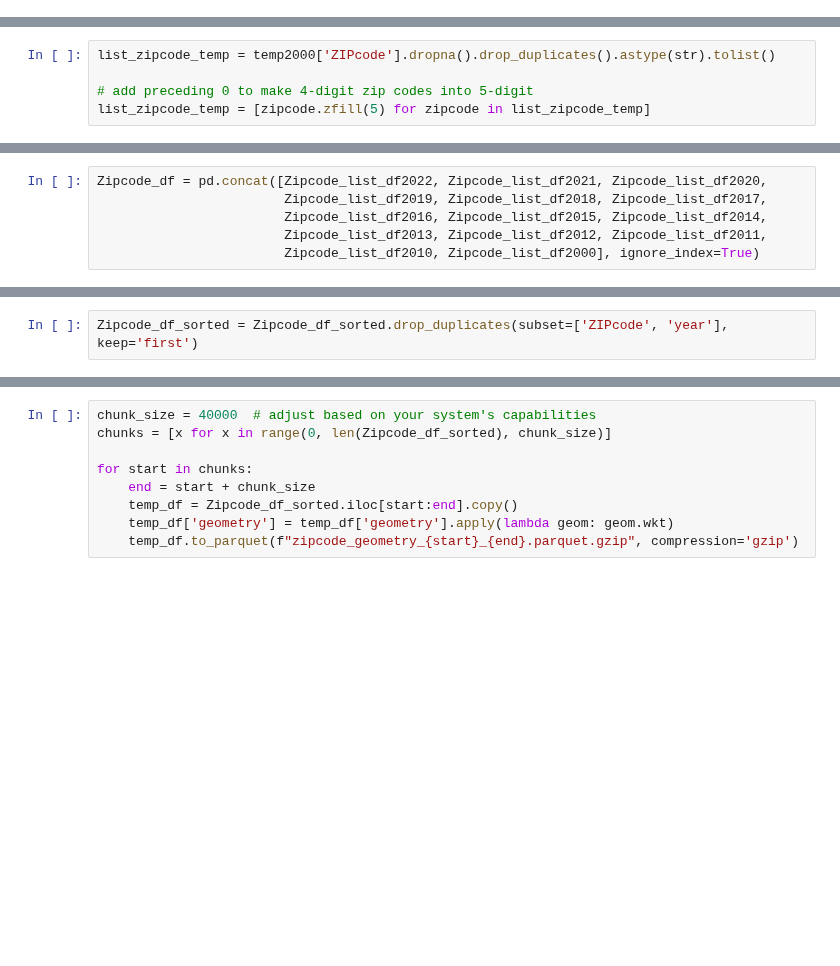
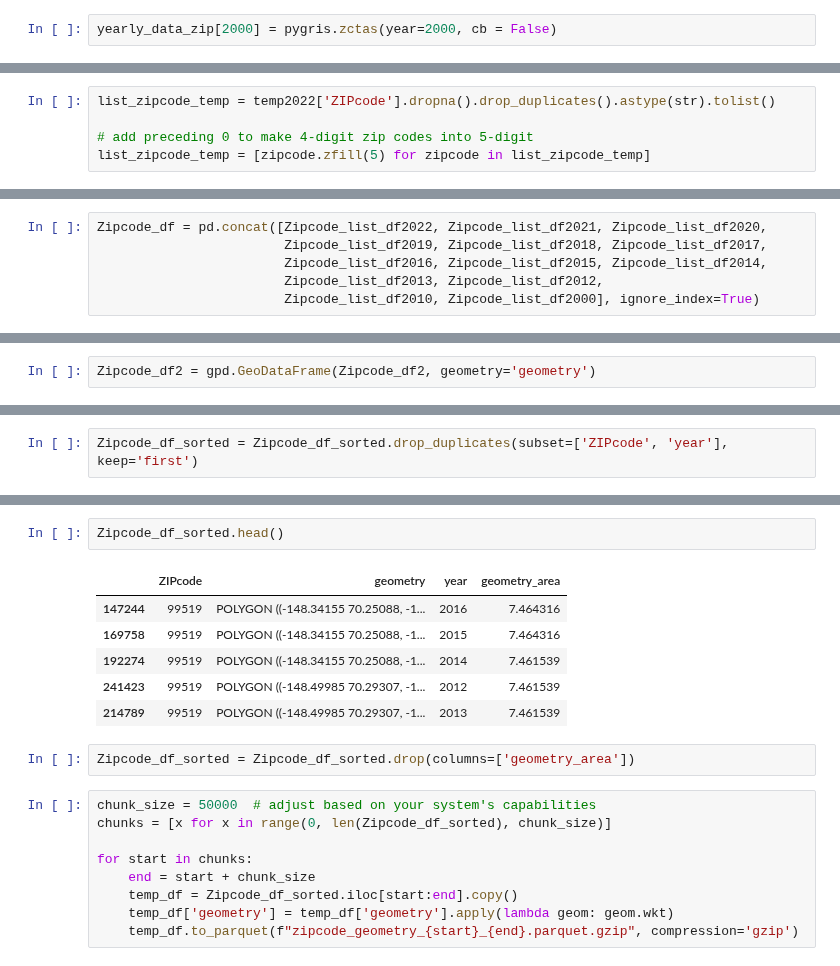
Before and after one commit to LayanKaushik/FloodClaimGeospatialImprovements, a Jupyter notebook: Code/Shapefile_creation_new_DCC.ipynb, the cells around one changed output, grey strips where cells are left out. Cells and saved outputs as stored; diff of their text form; blank space fills up the shorter version.

```diff
--- a/Code/Shapefile_creation_new_DCC.ipynb
+++ b/Code/Shapefile_creation_new_DCC.ipynb
@@ -615,3 +506,5 @@ for i in years:
+# %%
+yearly_data_zip[2000] = pygris.zctas(year=2000, cb = False)
 # %%
 temp2000 = pd.DataFrame(yearly_data_zip[2000])
 temp2010 = pd.DataFrame(yearly_data_zip[2010])
@@ -690,7 +578,7 @@ temp2000['year'] = 2000
 # %%
 list_zipcode_3 = []
 # %%
-list_zipcode_temp = temp2000['ZIPcode'].dropna().drop_duplicates().astype(str).tolist()
+list_zipcode_temp = temp2022['ZIPcode'].dropna().drop_duplicates().astype(str).tolist()
 
 # add preceding 0 to make 4-digit zip codes into 5-digit
 list_zipcode_temp = [zipcode.zfill(5) for zipcode in list_zipcode_temp]
@@ -757,7 +644,7 @@ Zipcode_list_df2000 = temp2000[temp2000['ZIPcode'].isin(common_zipcodes)]
 Zipcode_df = pd.concat([Zipcode_list_df2022, Zipcode_list_df2021, Zipcode_list_df2020,
                         Zipcode_list_df2019, Zipcode_list_df2018, Zipcode_list_df2017,
                         Zipcode_list_df2016, Zipcode_list_df2015, Zipcode_list_df2014,
-                        Zipcode_list_df2013, Zipcode_list_df2012, Zipcode_list_df2011,
+                        Zipcode_list_df2013, Zipcode_list_df2012,
                         Zipcode_list_df2010, Zipcode_list_df2000], ignore_index=True)
 # %%
 Zipcode_df2 = Zipcode_df.drop_duplicates()
@@ -772,2 +659,4 @@ Zipcode_df2.shape[0]
+# %%
+Zipcode_df2 = gpd.GeoDataFrame(Zipcode_df2, geometry='geometry')
 # %%
 Zipcode_df2['geometry_area'] = Zipcode_df2['geometry'].area
@@ -782,5 +673,16 @@ Zipcode_df_sorted.shape[0]
+# %%
+Zipcode_df_sorted.head()
+# %% [output]
+|  | ZIPcode | geometry | year | geometry_area |
+| 147244 | 99519 | POLYGON ((-148.34155 70.25088, -1... | 2016 | 7.464316 |
+| 169758 | 99519 | POLYGON ((-148.34155 70.25088, -1... | 2015 | 7.464316 |
+| 192274 | 99519 | POLYGON ((-148.34155 70.25088, -1... | 2014 | 7.461539 |
+| 241423 | 99519 | POLYGON ((-148.49985 70.29307, -1... | 2012 | 7.461539 |
+| 214789 | 99519 | POLYGON ((-148.49985 70.29307, -1... | 2013 | 7.461539 |
+# %%
+Zipcode_df_sorted = Zipcode_df_sorted.drop(columns=['geometry_area'])
 # %%
-chunk_size = 40000  # adjust based on your system's capabilities
+chunk_size = 50000  # adjust based on your system's capabilities
 chunks = [x for x in range(0, len(Zipcode_df_sorted), chunk_size)]
 
 for start in chunks:
```
Also changed, not shown: parts of 52 cells of this notebook, 2 other files.
